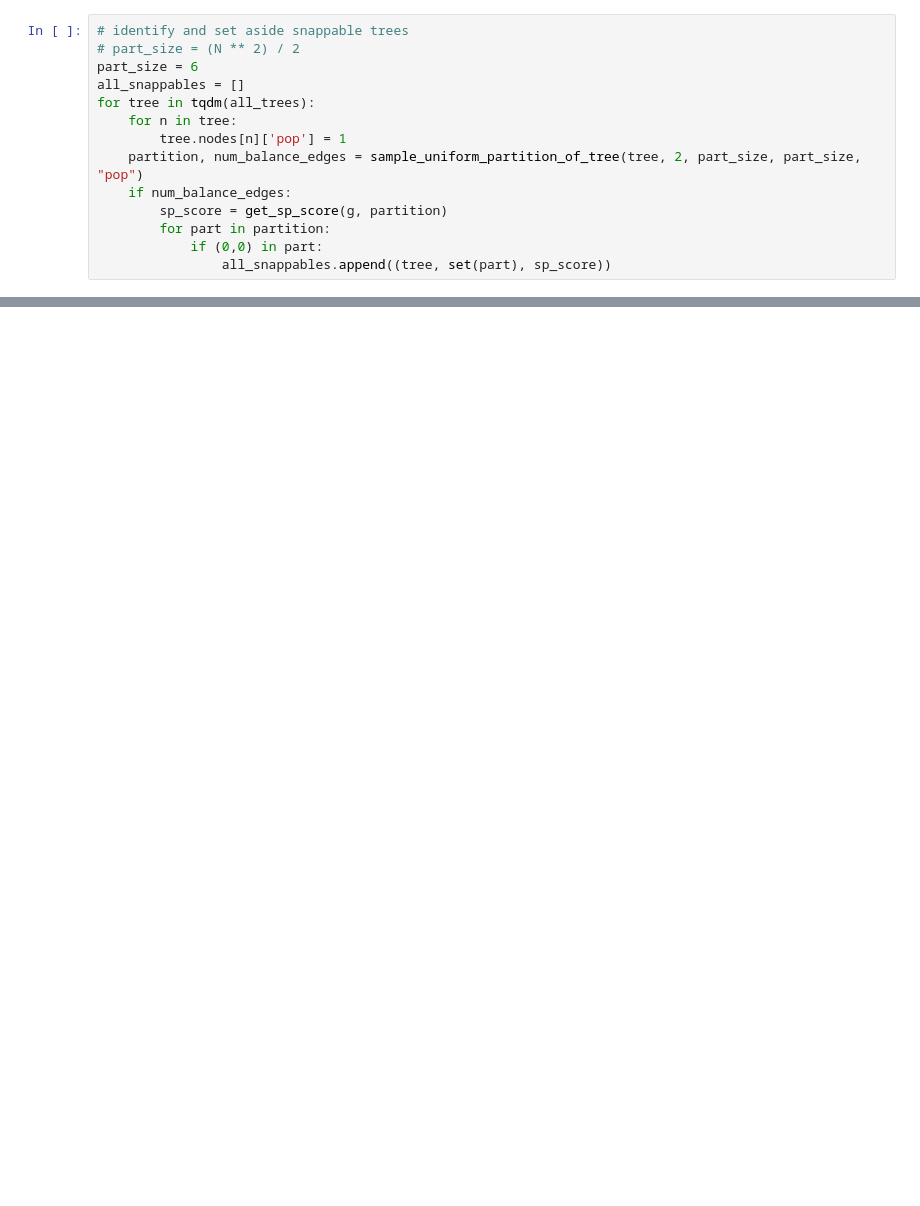
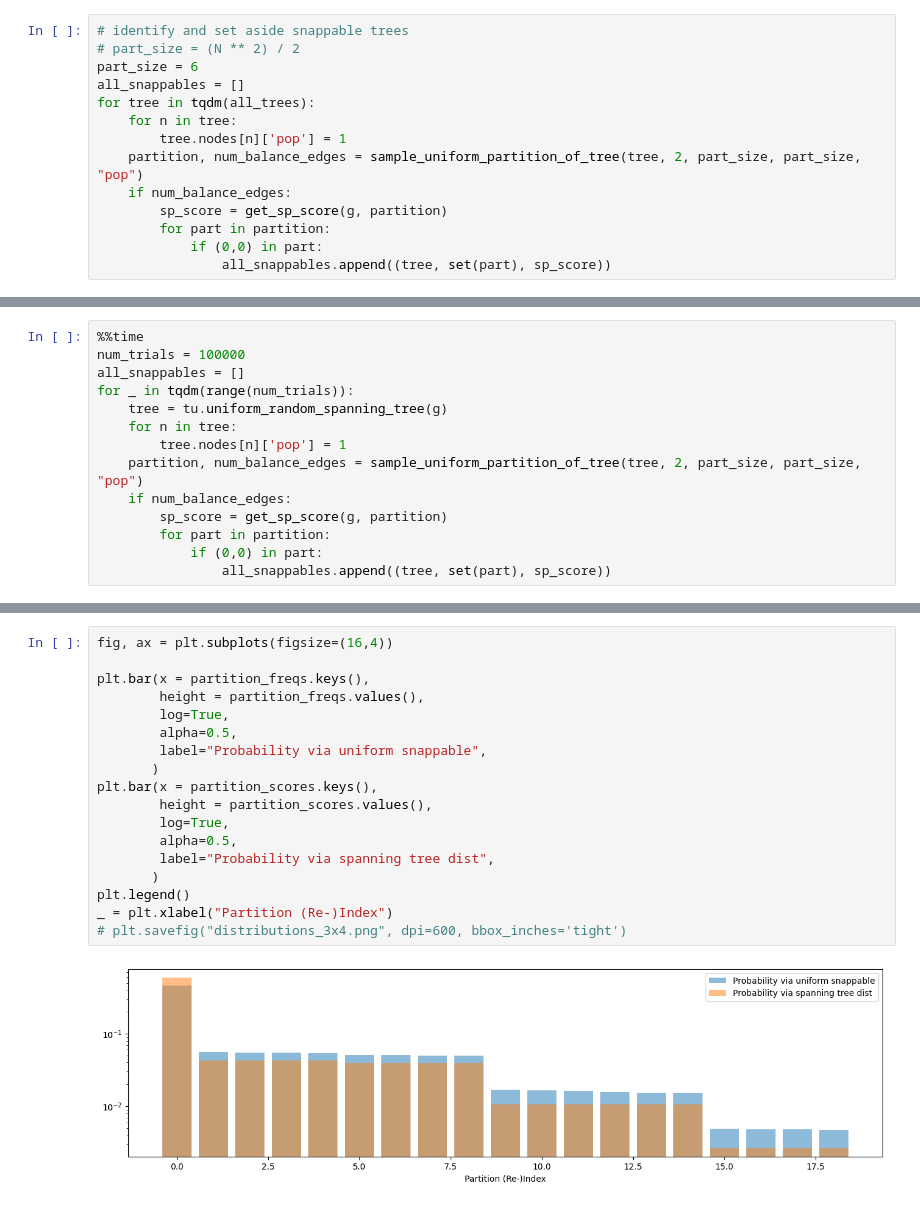
Before and after one commit to gabeschoenbach/snappable, a Jupyter notebook: snappables_to_partitions.ipynb, the cells around one changed output, grey strips where cells are left out. Drawn from its saved outputs; the diff is of its cells as text; blank space fills up the shorter version.

Commit message:
add distributions exploration

```diff
--- a/snappables_to_partitions.ipynb
+++ b/snappables_to_partitions.ipynb
@@ -112,0 +113,14 @@ tu.draw(all_snappables[0][0])
+# %%
+%%time
+num_trials = 100000
+all_snappables = []
+for _ in tqdm(range(num_trials)):
+    tree = tu.uniform_random_spanning_tree(g)
+    for n in tree:
+        tree.nodes[n]['pop'] = 1
+    partition, num_balance_edges = sample_uniform_partition_of_tree(tree, 2, part_size, part_size, "pop")
+    if num_balance_edges:
+        sp_score = get_sp_score(g, partition)
+        for part in partition:
+            if (0,0) in part:
+                all_snappables.append((tree, set(part), sp_score))
@@ -112,0 +168,20 @@ tu.draw(all_snappables[0][0])
+# %%
+fig, ax = plt.subplots(figsize=(16,4))
+
+plt.bar(x = partition_freqs.keys(),
+        height = partition_freqs.values(),
+        log=True,
+        alpha=0.5,
+        label="Probability via uniform snappable",
+       )
+plt.bar(x = partition_scores.keys(),
+        height = partition_scores.values(),
+        log=True,
+        alpha=0.5,
+        label="Probability via spanning tree dist",
+       )
+plt.legend()
+_ = plt.xlabel("Partition (Re-)Index")
+# plt.savefig("distributions_3x4.png", dpi=600, bbox_inches='tight')
+# %% [output]
+[figure, added]
```
Also changed, not shown: parts of 10 cells of this notebook, 7 other files.
